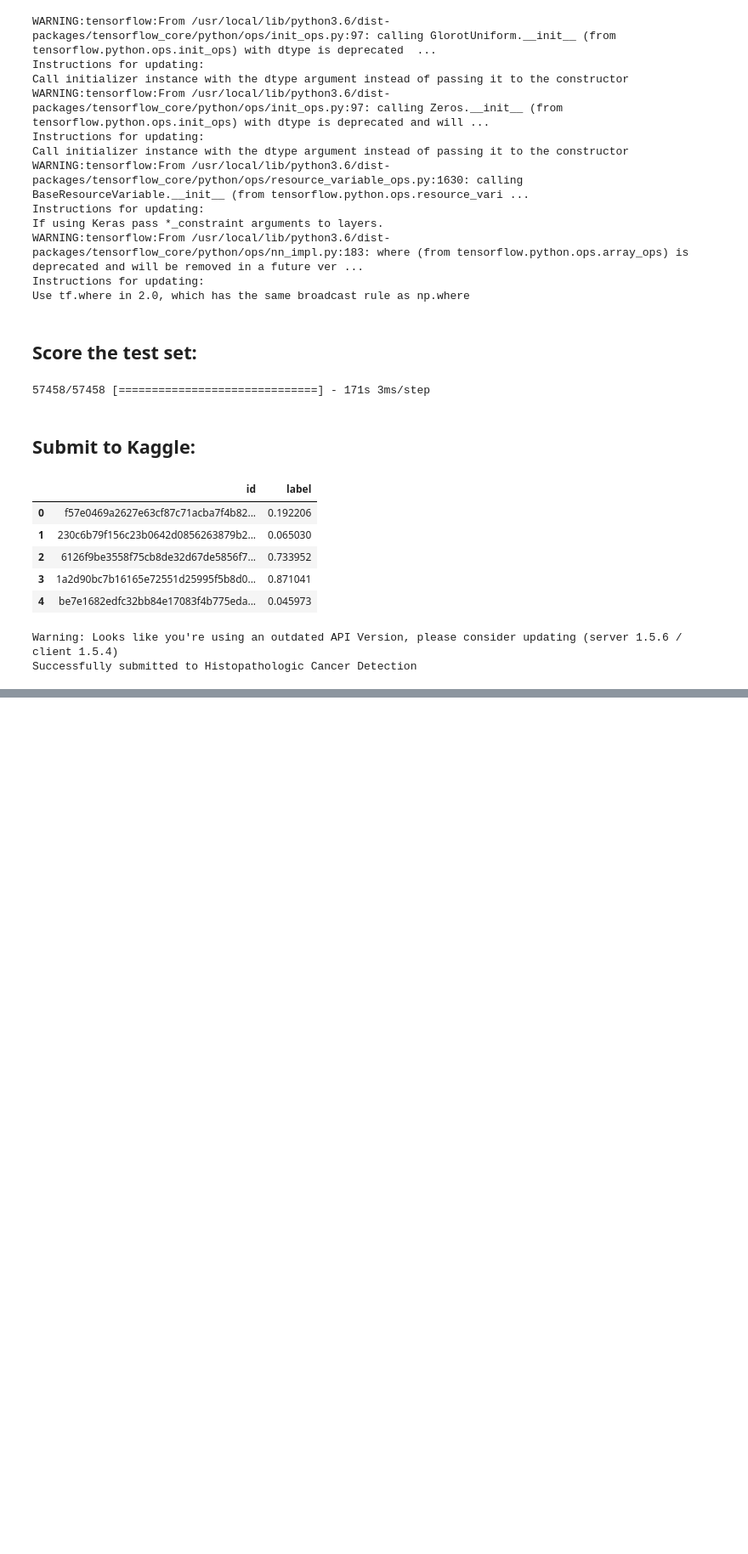
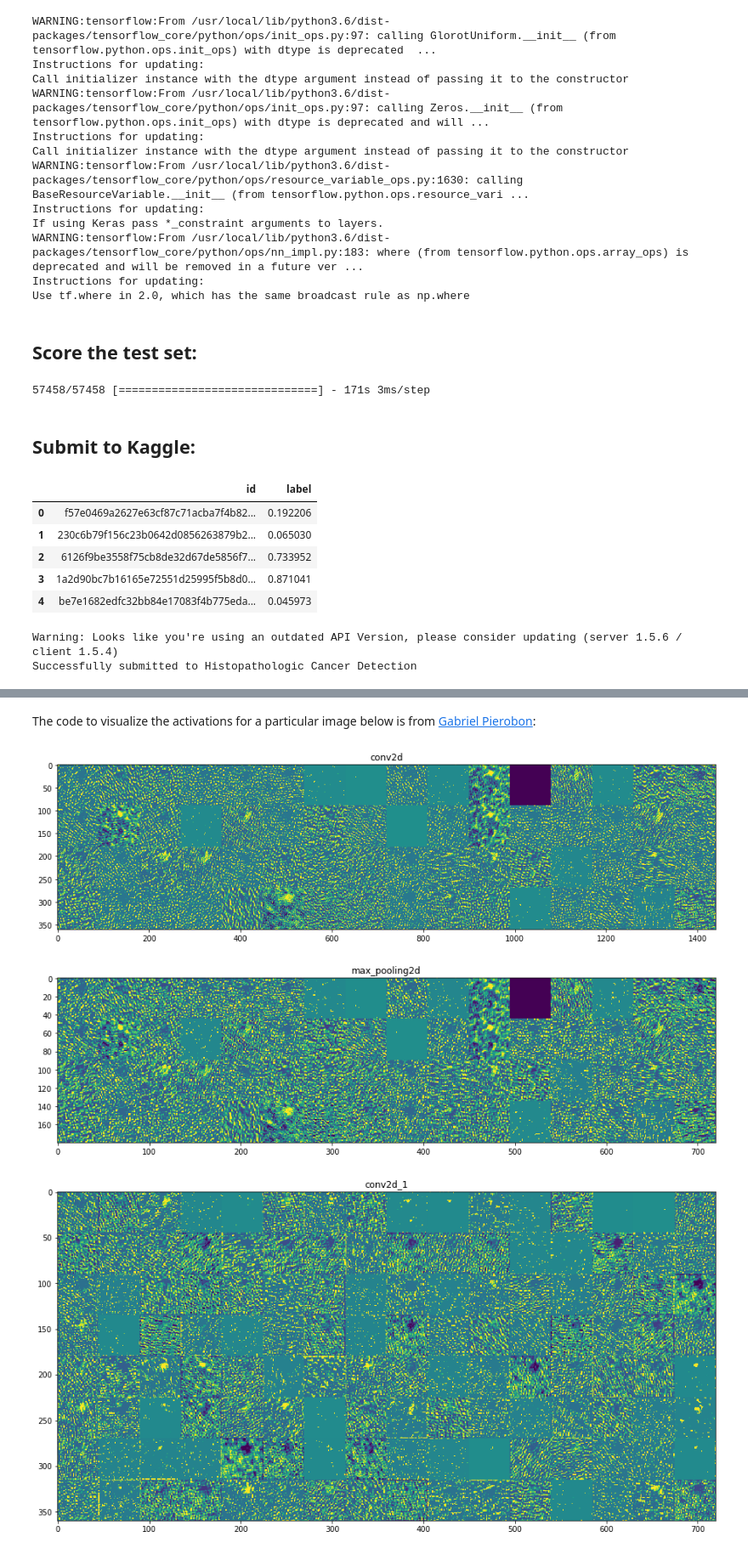
Before and after one commit to liminal-learner/cancer_detection, a Jupyter notebook: notebooks/3_Deploy.ipynb, the cells around one changed output, grey strips where cells are left out. Shown at 85% size. Saved outputs shown, nothing was run; the diff lists cells and outputs as text; code cells hidden in the pictures; blank space fills up the shorter version.

```diff
--- a/notebooks/3_Deploy.ipynb
+++ b/notebooks/3_Deploy.ipynb
@@ -168,0 +197,10 @@ To-do.
+# %%
+
+# Have to compile this in order to use it to make an activation model:
+model.compile(loss = model.loss, optimizer = model.optimizer, metrics = model.metrics)
+
+# Extracts the outputs of the top 12 layers
+layer_outputs = [layer.output for layer in model.layers[:8]]
+
+# Creates a model that will return these outputs, given the model input
+activation_model = keras.models.Model(inputs=model.input, outputs=layer_outputs)
@@ -168,0 +227,9 @@ To-do.
+# %%
+# Returns a list of Numpy arrays: one array per layer activation
+activations = activation_model.predict(img_tensor)
+
+layer_names = []
+for layer in model.layers:
+    layer_names.append(layer.name) # Names of the layers, so you can have them as part of your plot
+
+images_per_row = 16
@@ -168,0 +239,30 @@ To-do.
+# %% [markdown]
+The code to visualize the activations for a particular image below is from [Gabriel Pierobon](https://towardsdatascience.com/visualizing-intermediate-activation-in-convolutional-neural-networks-with-keras-260b36d60d0):
+# %%
+for layer_name, layer_activation in zip(layer_names, activations): # Displays the feature maps
+    n_features = layer_activation.shape[-1] # Number of features in the feature map
+    size = layer_activation.shape[1] #The feature map has shape (1, size, size, n_features).
+    n_cols = n_features // images_per_row # Tiles the activation channels in this matrix
+    display_grid = np.zeros((size * n_cols, images_per_row * size))
+    for col in range(n_cols): # Tiles each filter into a big horizontal grid
+        for row in range(images_per_row):
+            channel_image = layer_activation[0,
+                                             :, :,
+                                             col * images_per_row + row]
+            channel_image -= channel_image.mean() # Post-processes the feature to make it visually palatable
+            channel_image /= channel_image.std()
+            channel_image *= 64
+            channel_image += 128
+            channel_image = np.clip(channel_image, 0, 255).astype('uint8')
+            display_grid[col * size : (col + 1) * size, # Displays the grid
+                         row * size : (row + 1) * size] = channel_image
+    scale = 1. / size
+    plt.figure(figsize=(scale * display_grid.shape[1],
+                        scale * display_grid.shape[0]))
+    plt.title(layer_name)
+    plt.grid(False)
+    plt.imshow(display_grid, aspect='equal')#, cmap='viridis')
+# %% [output]
+[figure, added]
+[figure, added]
+[figure, added]
```
Also changed, not shown: parts of 18 cells of this notebook.
